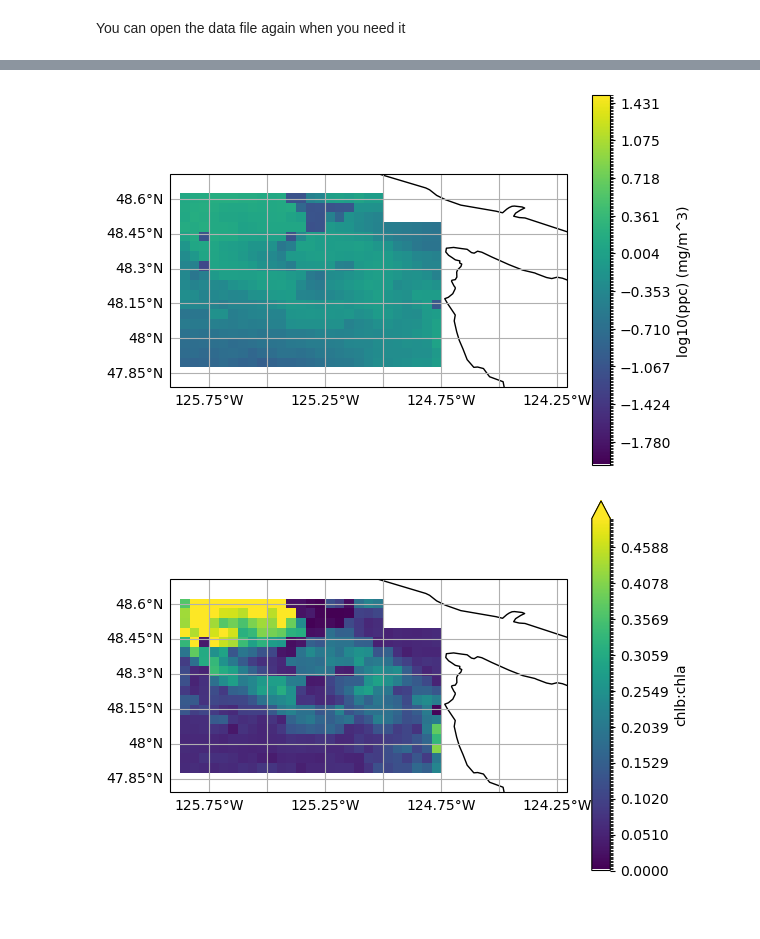
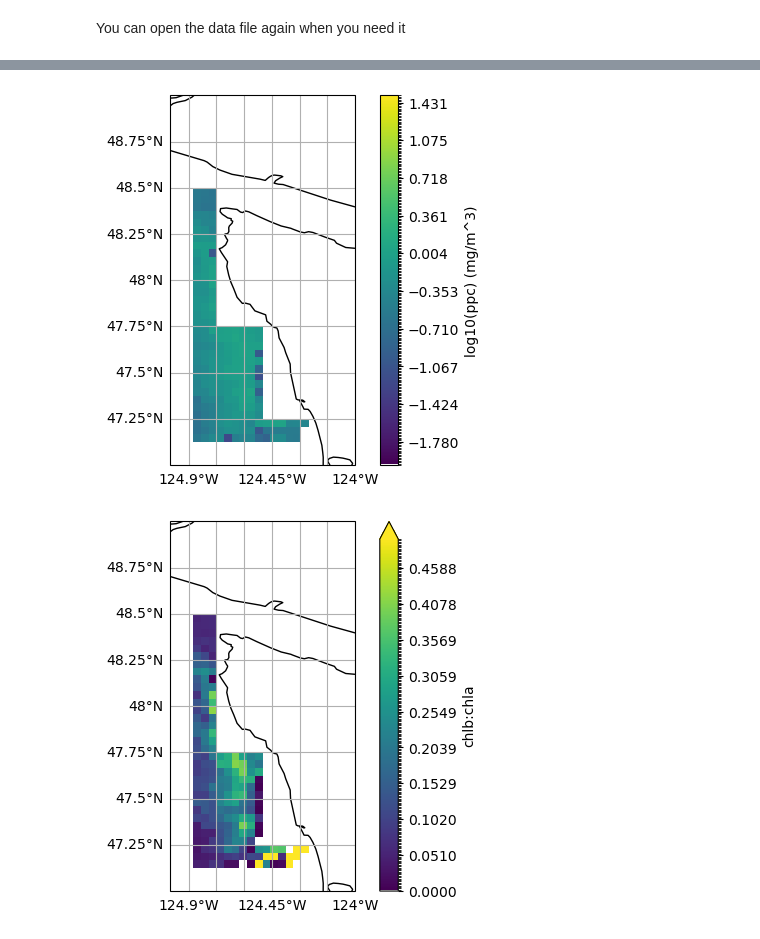
Before and after one commit to max-danenhower/pace-rrs-inversions-pigments, a Jupyter notebook: pace_to_pigments.ipynb, the cells around one changed output, grey strips where cells are left out. Cells and saved outputs as stored; diff of their text form; code cells hidden in the pictures.

```diff
--- a/pace_to_pigments.ipynb
+++ b/pace_to_pigments.ipynb
@@ -18,6 +16,6 @@ First download Rrs, salinity, and temperature data by calling utils.load_data().
 # %%
 # download Rrs, salinity, and temp data from 2024-06-12 to 2024-06-15 at 4km resolution
-rrs_paths, sal_paths, temp_paths = utils.load_data(('2024-06-12','2024-06-15'), '4km')
+rrs_paths, sal_paths, temp_paths = L3_utils.load_data(('2024-06-12','2024-06-15'), '4km')
 # %% [output]
 Granules found: 4
  Getting 4 granules, approx download size: 2.66 GB
@@ -158,0 +138,6 @@ utils.plot_pigments(pigments['chla'], 0, 10, 'chla (mg/m^3)')
+# %%
+#Use average Rrs, salinity, and temperature values from 2024-06-12 to 2024-06-15 to estimate pigments for the same area as above.
+bbox = (-125, 47, -124, 49)
+avg_pigments = L3_utils.estimate_inv_pigments(rrs_paths, sal_paths, temp_paths, bbox)
+avg_pigments.to_netcdf('pigments/wash_coast_avg')
+avg_pigments
@@ -180,16 +184,16 @@ utils.plot_pigments(log_chlc, -2, 1.5, 'log10(chlc) (mg/m^3)')
 # %%
 # plot PPC on a log 10 scale
-ppc = pigments['ppc']
+ppc = avg_pigments['ppc']
 log_ppc = np.log10(ppc)
-utils.plot_pigments(log_ppc, -2, 1.5, 'log10(ppc) (mg/m^3)')
+L3_utils.plot_pigments(log_ppc, -2, 1.5, 'log10(ppc) (mg/m^3)')
 # %% [output]
-[figure, old version]
+[figure, new version]
 # %%
 # plot the ratio between chlb and chla
-ba_ratio = chlb/chla
-utils.plot_pigments(ba_ratio, 0, 0.5, 'chlb:chla')
+ba_ratio = chlb/avg_chla
+L3_utils.plot_pigments(ba_ratio, 0, 0.5, 'chlb:chla')
 # %% [output]
-[figure, old version]
+[figure, new version]
 # %%
 # plot the ratio between chlc and chla
 ca_ratio = chlc/chla
```
Also changed, not shown: parts of 23 cells of this notebook.
